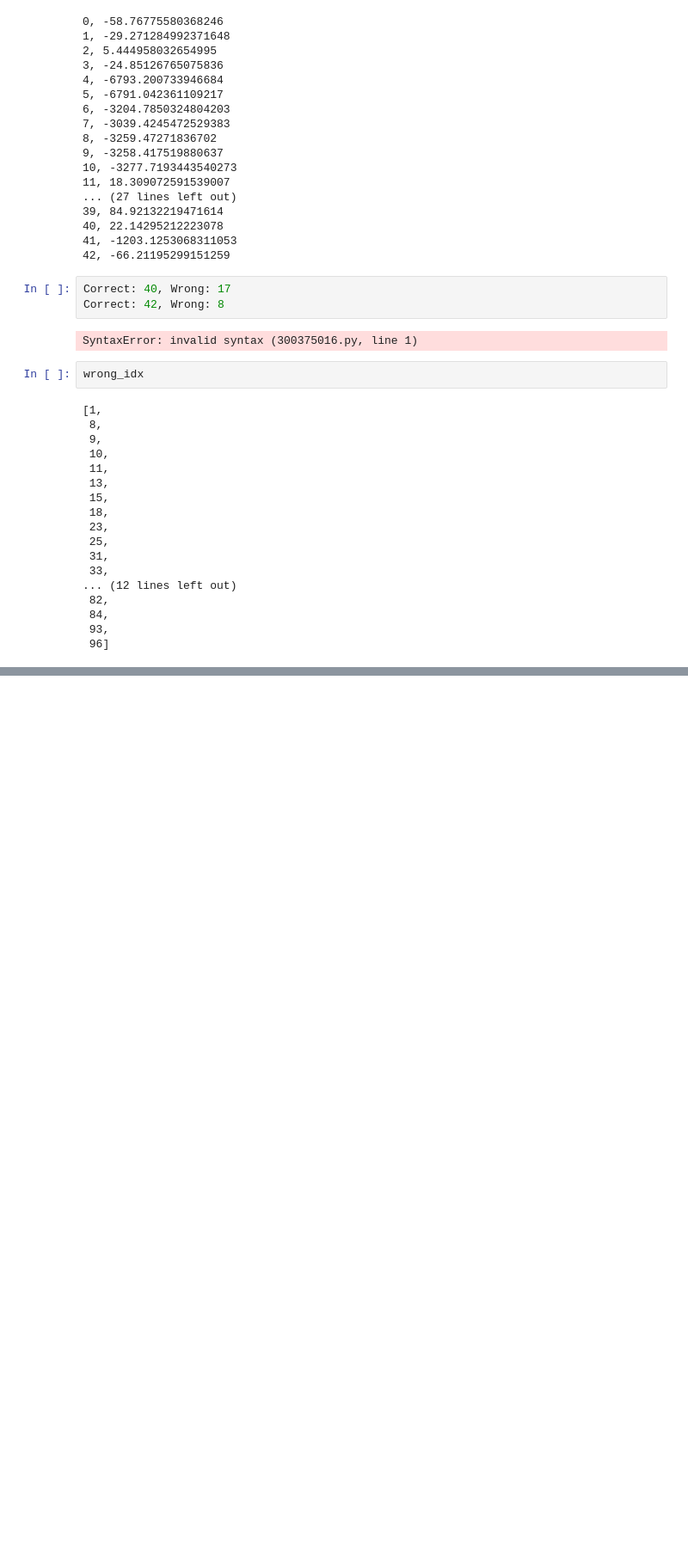
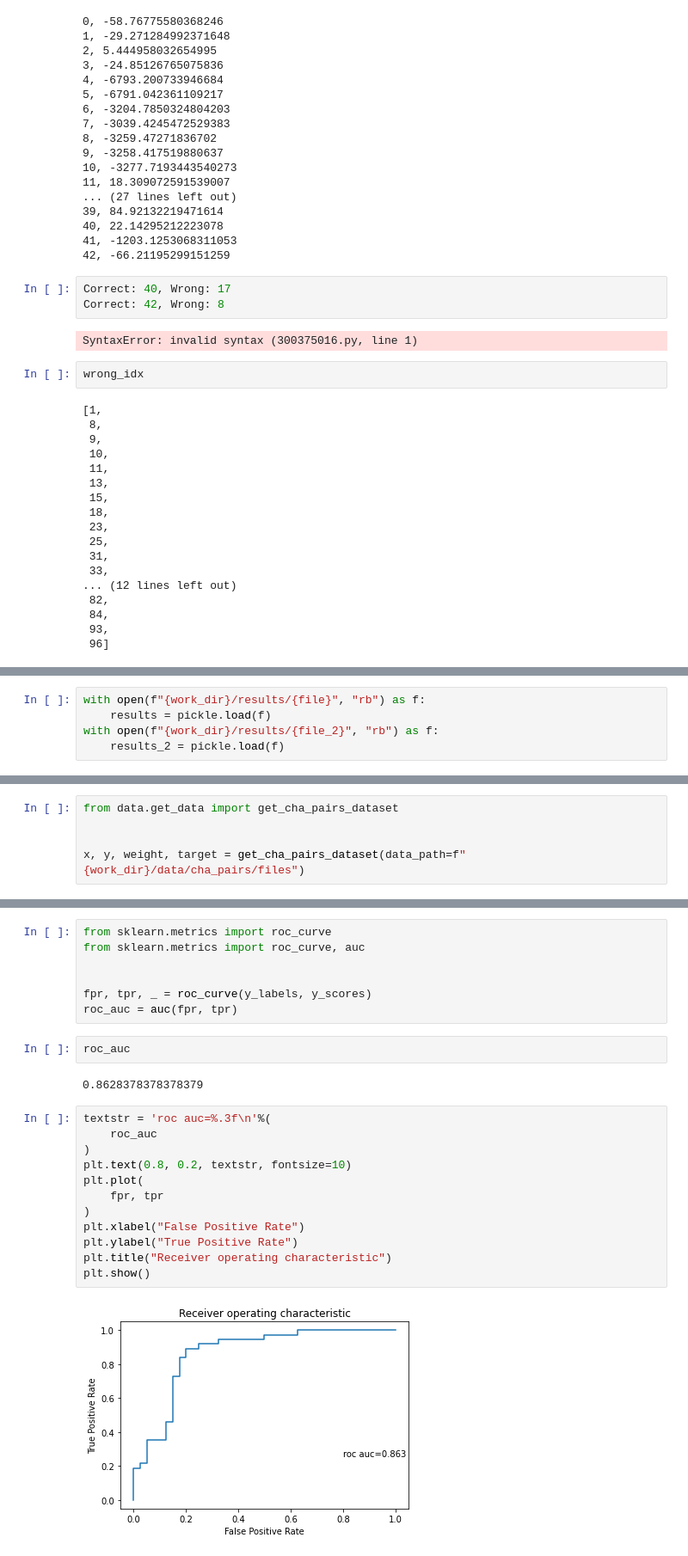
Before and after one commit to Anish144/causal_discovery_bayesian_model_selection, a Jupyter notebook: notebooks/results_playground.ipynb, the cells around one changed output, grey strips where cells are left out. Shown: that part at 86% size. Drawn from its saved outputs; the diff is of its cells as text; blank space fills up the shorter version.

Commit message:
Cha pairs experiments started

```diff
--- a/notebooks/results_playground.ipynb
+++ b/notebooks/results_playground.ipynb
@@ -330,0 +345,5 @@ for i in range(100):
+# %%
+with open(f"{work_dir}/results/{file}", "rb") as f:
+    results = pickle.load(f)
+with open(f"{work_dir}/results/{file_2}", "rb") as f:
+    results_2 = pickle.load(f)
@@ -330,0 +370,5 @@ for i in range(100):
+# %%
+from data.get_data import get_cha_pairs_dataset
+
+
+x, y, weight, target = get_cha_pairs_dataset(data_path=f"{work_dir}/data/cha_pairs/files")
@@ -330,0 +403,25 @@ for i in range(100):
+# %%
+from sklearn.metrics import roc_curve
+from sklearn.metrics import roc_curve, auc
+
+
+fpr, tpr, _ = roc_curve(y_labels, y_scores)
+roc_auc = auc(fpr, tpr)
+# %%
+roc_auc
+# %% [output]
+0.8628378378378379
+# %%
+textstr = 'roc auc=%.3f\n'%(
+    roc_auc
+)
+plt.text(0.8, 0.2, textstr, fontsize=10)
+plt.plot(
+    fpr, tpr
+)
+plt.xlabel("False Positive Rate")
+plt.ylabel("True Positive Rate")
+plt.title("Receiver operating characteristic")
+plt.show()
+# %% [output]
+[figure, added]
```
Also changed, not shown: parts of 10 cells of this notebook, 14 other files.
